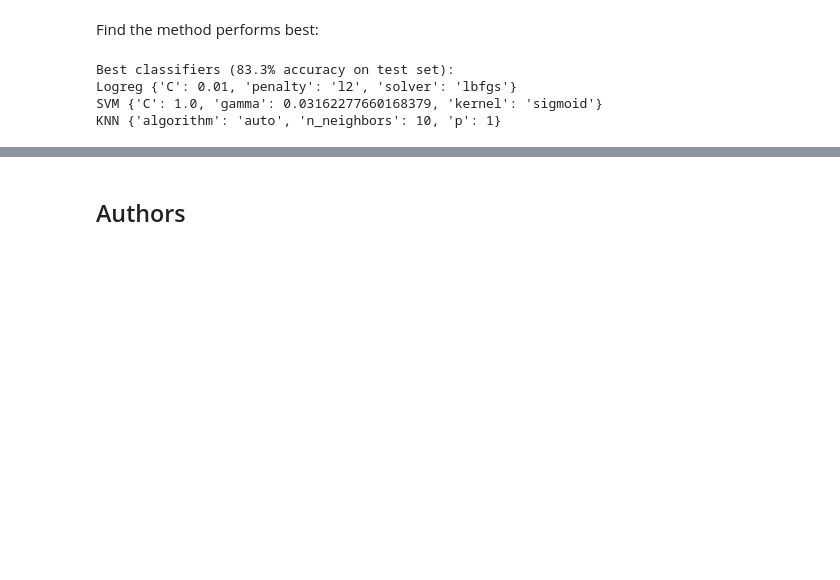
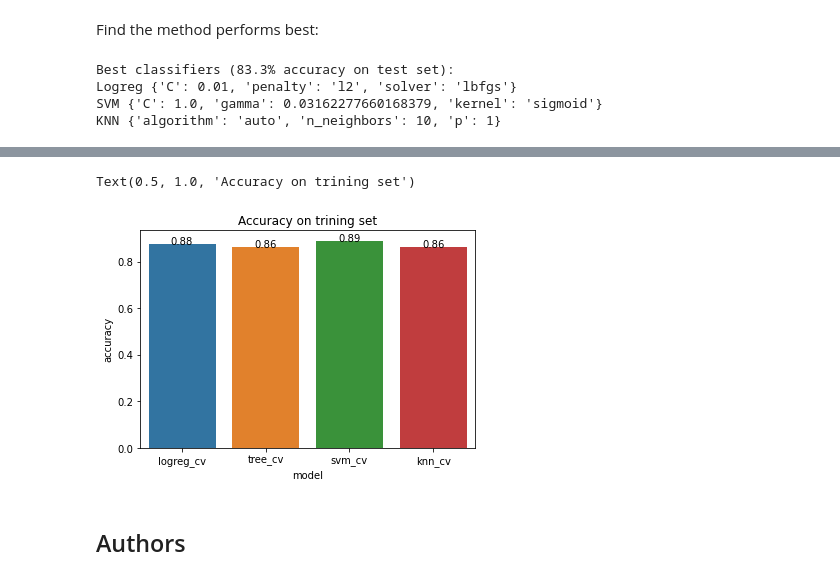
Before and after one commit to moldedbarry/ibm-ds-capstone, a Jupyter notebook: 4.1. Machine Learning Prediction.ipynb, the cells around one changed output, grey strips where cells are left out. Saved outputs shown, nothing was run; the diff lists cells and outputs as text; code cells hidden in the pictures; blank space fills up the shorter version.

```diff
--- a/4.1. Machine Learning Prediction.ipynb
+++ b/4.1. Machine Learning Prediction.ipynb
@@ -301,3 +316,18 @@ KNN {'algorithm': 'auto', 'n_neighbors': 10, 'p': 1}
+# %%
+model_names = ["logreg_cv", "tree_cv", "svm_cv", "knn_cv"]
+models = [logreg_cv, tree_cv, svm_cv, knn_cv]
+accuracy_comp = pd.DataFrame(
+    columns=["model", "accuracy"]
+)
+accuracy_comp["model"] = model_names
+accuracy_comp["accuracy"] = [model.score(X_train, Y_train) for model in models]
+accbar = sns.barplot(x="model", y="accuracy", data=accuracy_comp, label="accuracy")
+for i, val in enumerate(accuracy_comp["accuracy"]):
+    accbar.text(i, val, '{:.2f}'.format(val), color='black', ha="center")
+accbar.set_title("Accuracy on trining set")
+# %% [output]
+Text(0.5, 1.0, 'Accuracy on trining set')
+[figure, added]
 # %% [markdown]
 ## Authors
 # %% [markdown]
```
Also changed, not shown: parts of 4 cells of this notebook.
